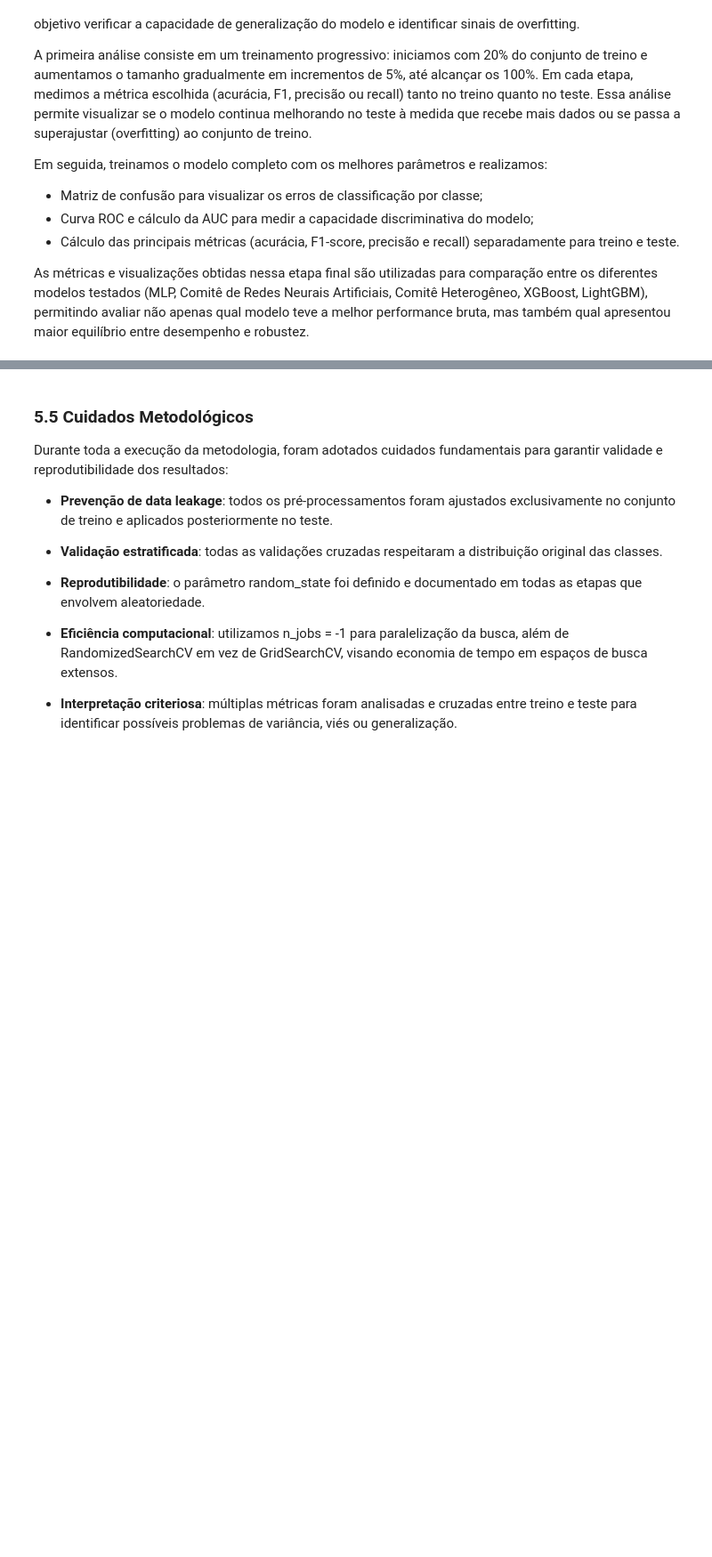
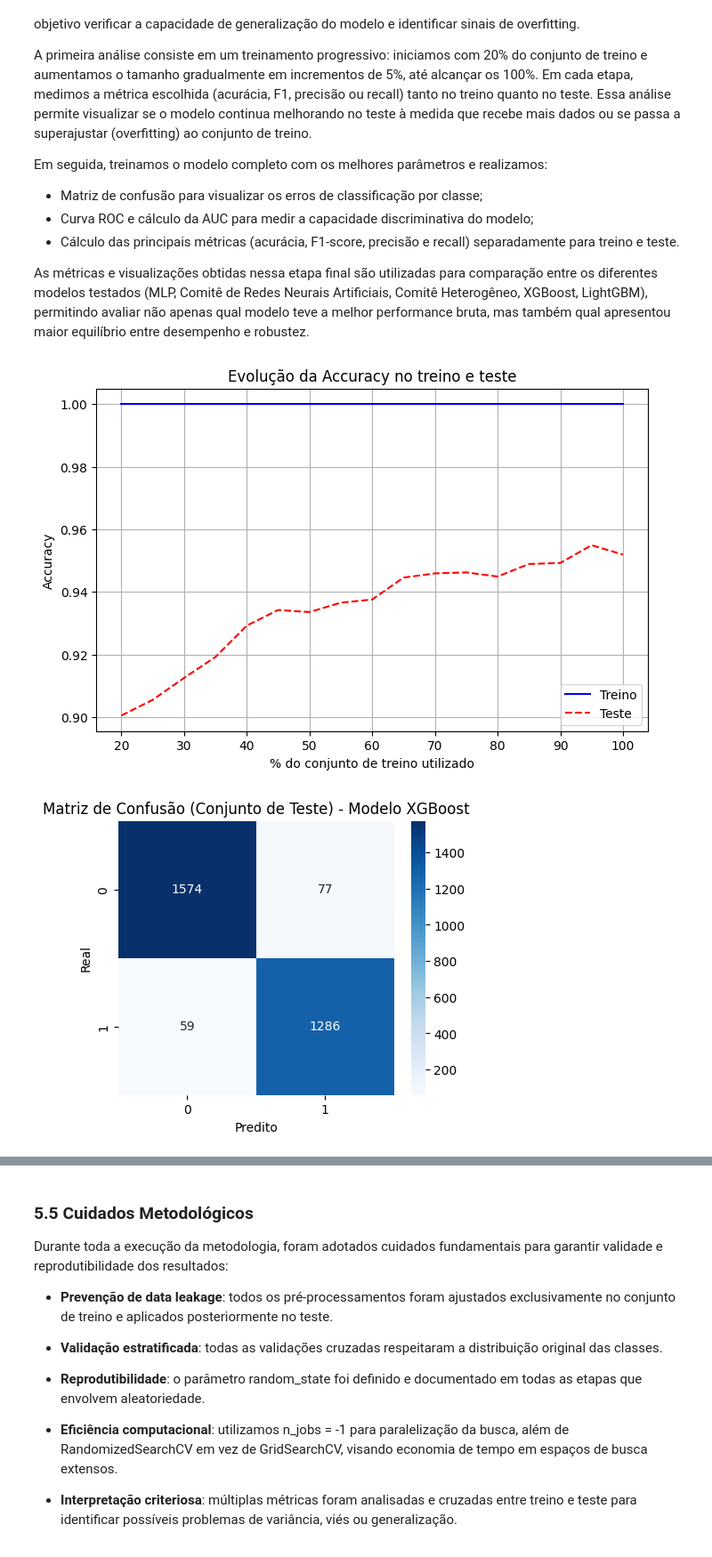
Before and after one commit to rubdelima/CRISP-DM-SVHN, a Jupyter notebook: 4_Preparação_de_Dados_e_Busca_de_Hiperparâmetros_(parte_2).ipynb, the cells around one changed output, grey strips where cells are left out. Shown at 89% size. Cells and saved outputs as stored; diff of their text form; code cells hidden in the pictures; blank space fills up the shorter version.

Commit message:
feat: add adapted evaluate_and_plot for xgboost

```diff
--- a/4_Preparação_de_Dados_e_Busca_de_Hiperparâmetros_(parte_2).ipynb
+++ b/4_Preparação_de_Dados_e_Busca_de_Hiperparâmetros_(parte_2).ipynb
@@ -441,3 +441,67 @@ def evaluate_and_plot(params, model_class, metric='accuracy', model_name=None):
     plots.plot_main_metrics(metrics_dict, model_name)
 
     return metrics_dict
+# %%
+# Função de avaliação específica para XGBoost com lambda
+def evaluate_and_plot_xgboost(params, model_lambda, metric='accuracy', model_name=None):
+    # Criar o modelo usando a função lambda
+    model = model_lambda(**params)
+    train_scores, test_scores = [], []
+    percents = np.arange(0.2, 1.01, 0.05)
+    scorer = {
+        'accuracy': accuracy_score,
+        'f1': f1_score,
+        'precision': precision_score,
+        'recall': recall_score
+    }[metric]
+
+    for p in percents:
+        n = int(p * len(X_train))
+        model.fit(X_train[:n], y_train[:n])
+        y_pred_train = model.predict(X_train[:n])
+        y_pred_test = model.predict(X_test)
+        train_scores.append(scorer(y_train[:n], y_pred_train))
+        test_scores.append(scorer(y_test, y_pred_test))
+
+    plots.plot_metric_evolution(percents, train_scores, test_scores, metric)
+
+    # Treinamento completo
+    model = model_lambda(**params)
+    model.fit(X_train, y_train)
+
+    y_pred_train = model.predict(X_train)
+    y_pred_test = model.predict(X_test)
+
+    plots.plot_confusion_matrix(y_test, y_pred_test, model_name or 'XGBoost')
+
+    auc_score = plots.plot_roc_curve(model, X_test, y_test, model_name or 'XGBoost')
+
+    metrics_dict = {
+        "accuracy_train": accuracy_score(y_train, y_pred_train),
+        "accuracy_test": accuracy_score(y_test, y_pred_test),
+        "f1_train": f1_score(y_train, y_pred_train),
+        "f1_test": f1_score(y_test, y_pred_test),
+        "precision_train": precision_score(y_train, y_pred_train),
+        "precision_test": precision_score(y_test, y_pred_test),
+        "recall_train": recall_score(y_train, y_pred_train),
+        "recall_test": recall_score(y_test, y_pred_test),
+        "auc": auc_score
+    }
+
+    if model_name is None:
+        model_name = 'XGBoost'
+
+    plots.plot_main_metrics(metrics_dict, model_name)
+
+    return metrics_dict
+
+# Avaliação final do XGBoost com o melhor conjunto de parâmetros
+results_xgboost = evaluate_and_plot_xgboost(
+    best_param_xgboost,
+    lambda **params: xgb.XGBClassifier(use_label_encoder=False, eval_metric='logloss', **params),
+    metric='accuracy',
+    model_name='XGBoost'
+)
+# %% [output]
+[figure, added]
+[figure, added]
```
Also changed, not shown: parts of 3 cells of this notebook.
